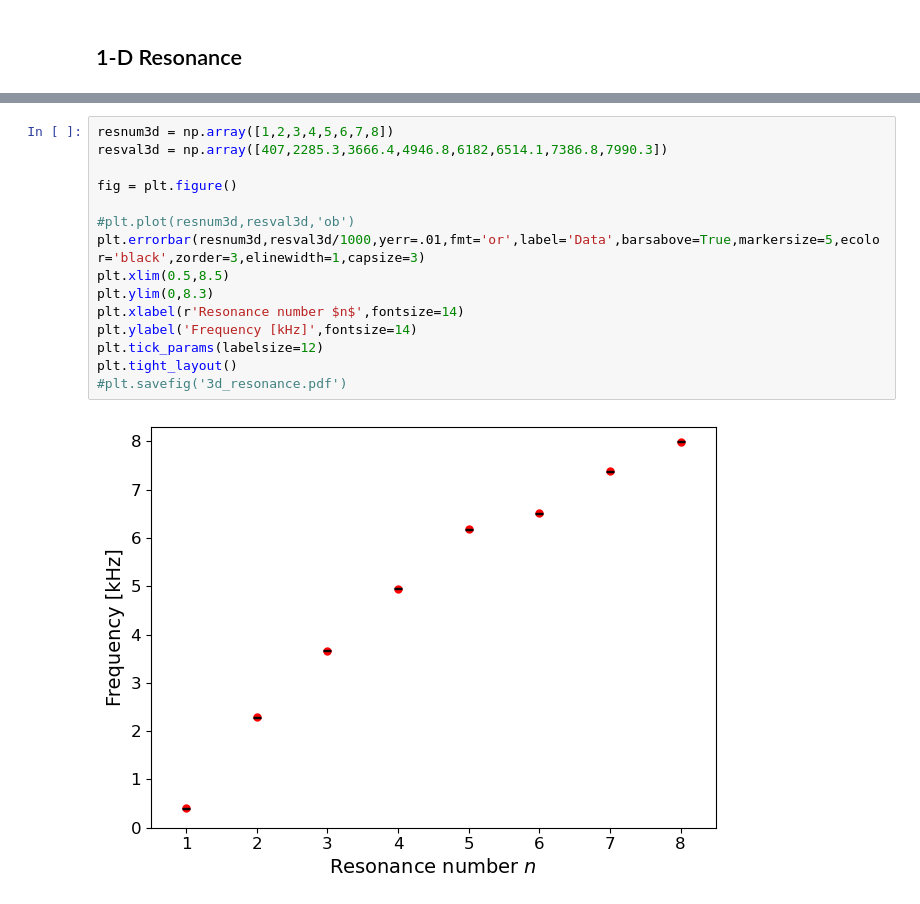
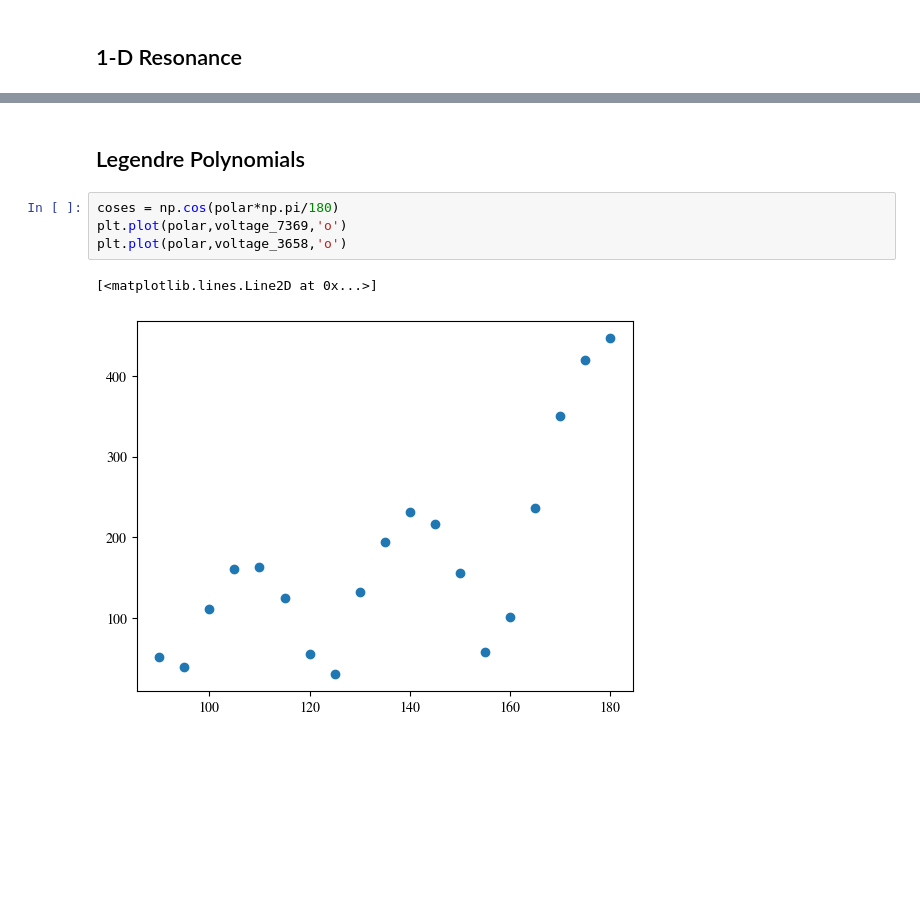
Before and after one commit to mikeweebs/PHSX616, a Jupyter notebook: Quantum_Analogues/quantum_analogues.ipynb, the cells around one changed output, grey strips where cells are left out. Drawn from its saved outputs; the diff is of its cells as text; blank space fills up the shorter version.

```diff
--- a/Quantum_Analogues/quantum_analogues.ipynb
+++ b/Quantum_Analogues/quantum_analogues.ipynb
@@ -165,17 +142,9 @@ xi^2: 5.4
-# %%
-resnum3d = np.array([1,2,3,4,5,6,7,8])
-resval3d = np.array([407,2285.3,3666.4,4946.8,6182,6514.1,7386.8,7990.3])
-
-fig = plt.figure()
-
-#plt.plot(resnum3d,resval3d,'ob')
-plt.errorbar(resnum3d,resval3d/1000,yerr=.01,fmt='or',label='Data',barsabove=True,markersize=5,ecolor='black',zorder=3,elinewidth=1,capsize=3)
-plt.xlim(0.5,8.5)
-plt.ylim(0,8.3)
-plt.xlabel(r'Resonance number $n$',fontsize=14)
-plt.ylabel('Frequency [kHz]',fontsize=14)
-plt.tick_params(labelsize=12)
-plt.tight_layout()
-#plt.savefig('3d_resonance.pdf')
-# %% [output]
-[figure, removed]
+# %% [markdown]
+## Legendre Polynomials
+# %%
+coses = np.cos(polar*np.pi/180)
+plt.plot(polar,voltage_7369,'o')
+plt.plot(polar,voltage_3658,'o')
+# %% [output]
+[<matplotlib.lines.Line2D at 0x...>]
+[figure, added]
```
Also changed, not shown: parts of 5 cells of this notebook, 3 other files.
